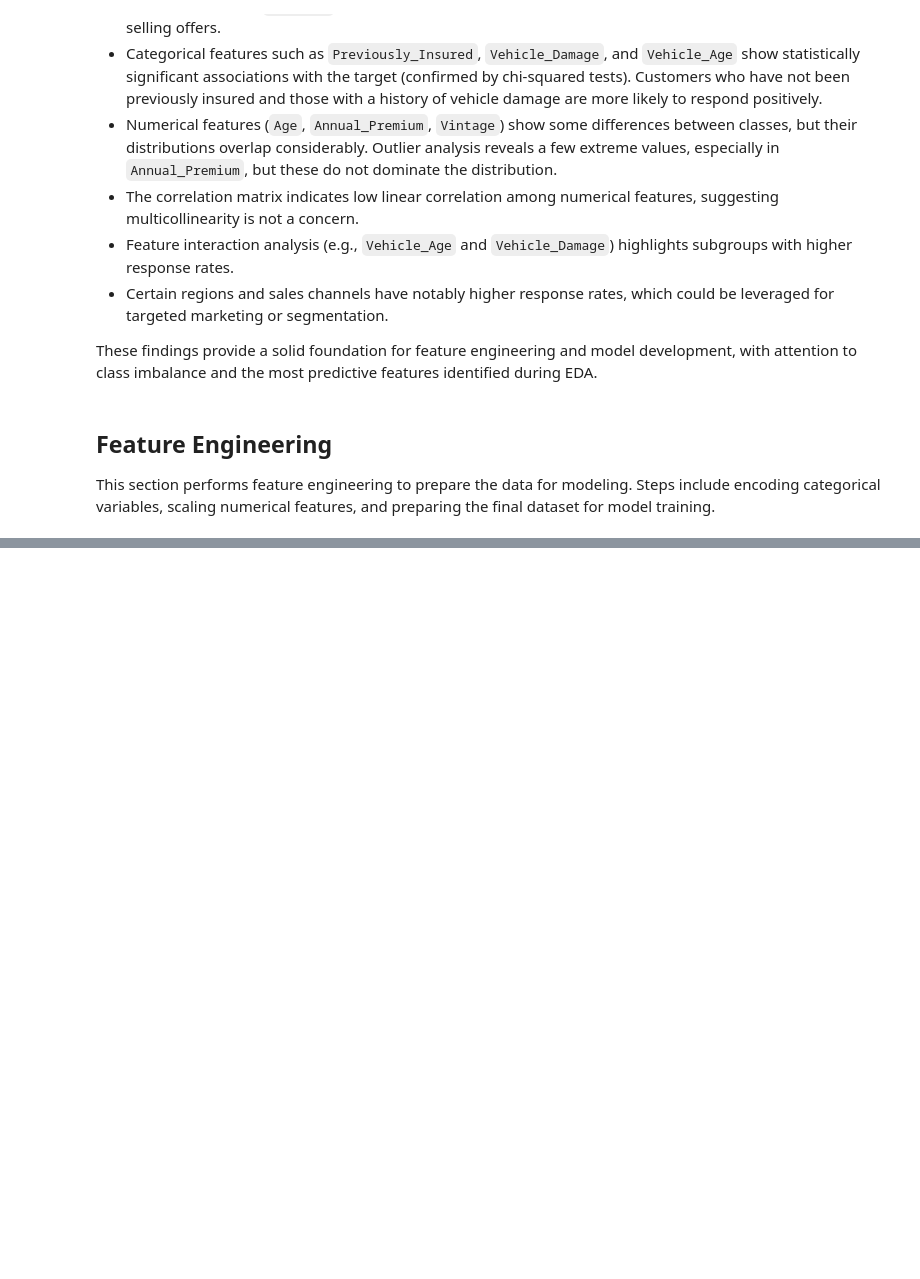
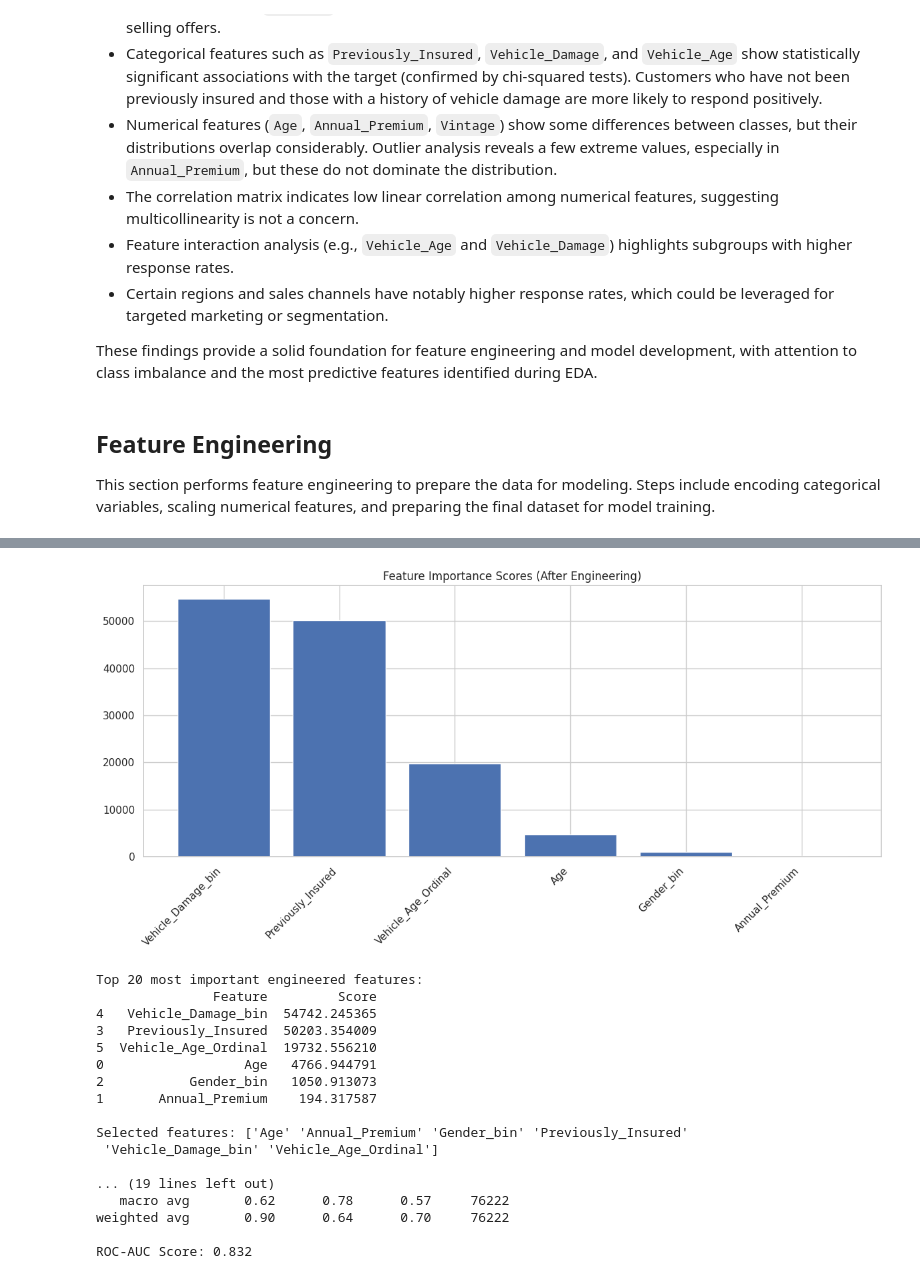
Before and after one commit to LorenzoVu/Cross-selling-of-insurance-policies, a Jupyter notebook: cross-selling.ipynb, the cells around one changed output, grey strips where cells are left out. Drawn from its saved outputs; the diff is of its cells as text; code cells hidden in the pictures; blank space fills up the shorter version.

Commit message:
Logistic regression model for cross-selling

```diff
--- a/cross-selling.ipynb
+++ b/cross-selling.ipynb
@@ -281,0 +255,72 @@ Feature engineering completed. Feature matrix shape: (381109, 213)
+# %%
+from sklearn.feature_selection import SelectKBest, f_classif
+from sklearn.model_selection import train_test_split
+from sklearn.linear_model import LogisticRegression
+from sklearn.metrics import classification_report, roc_auc_score
+import numpy as np
+import matplotlib.pyplot as plt
+
+# Use the engineered features (X) from the previous step
+# Select top k features
+selector = SelectKBest(score_func=f_classif, k=20)
+X_selected = selector.fit_transform(X, y)
+
+# Get selected feature names and scores using the engineered feature_cols
+feature_scores = pd.DataFrame({
+    'Feature': feature_cols,  # These are our engineered features
+    'Score': selector.scores_
+})
+feature_scores = feature_scores.sort_values('Score', ascending=False)
+
+# Visualize feature importance
+plt.figure(figsize=(12, 6))
+plt.bar(range(len(feature_scores)), feature_scores['Score'])
+plt.xticks(range(len(feature_scores)), feature_scores['Feature'], rotation=45, ha='right')
+plt.title('Feature Importance Scores (After Engineering)')
+plt.tight_layout()
+plt.show()
+
+# Print top features
+print("\nTop 20 most important engineered features:")
+print(feature_scores.head(20))
+
+# Get names of selected features
+selected_features_mask = selector.get_support()
+selected_feature_names = np.array(feature_cols)[selected_features_mask]
+print("\nSelected features:", selected_feature_names)
+
+# Split using selected features
+X_train, X_test, y_train, y_test = train_test_split(
+    X_selected, y, test_size=0.2, random_state=42, stratify=y
+)
+
+# Train model with class balancing
+model = LogisticRegression(class_weight='balanced', random_state=42, max_iter=1000)
+model.fit(X_train, y_train)
+
+# Evaluate
+y_pred = model.predict(X_test)
+y_pred_proba = model.predict_proba(X_test)[:, 1]
+
+print("\nModel Performance with Engineered and Selected Features:")
+print(classification_report(y_test, y_pred))
+print(f"ROC-AUC Score: {roc_auc_score(y_test, y_pred_proba):.3f}")
+# %% [output]
+[figure, added]
+Top 20 most important engineered features:
+               Feature         Score
+4   Vehicle_Damage_bin  54742.245365
+3   Previously_Insured  50203.354009
+5  Vehicle_Age_Ordinal  19732.556210
+0                  Age   4766.944791
+2           Gender_bin   1050.913073
+1       Annual_Premium    194.317587
+
+Selected features: ['Age' 'Annual_Premium' 'Gender_bin' 'Previously_Insured'
+ 'Vehicle_Damage_bin' 'Vehicle_Age_Ordinal']
+
+... (19 lines left out)
+   macro avg       0.62      0.78      0.57     76222
+weighted avg       0.90      0.64      0.70     76222
+
+ROC-AUC Score: 0.832
```
Also changed, not shown: parts of 6 cells of this notebook.
